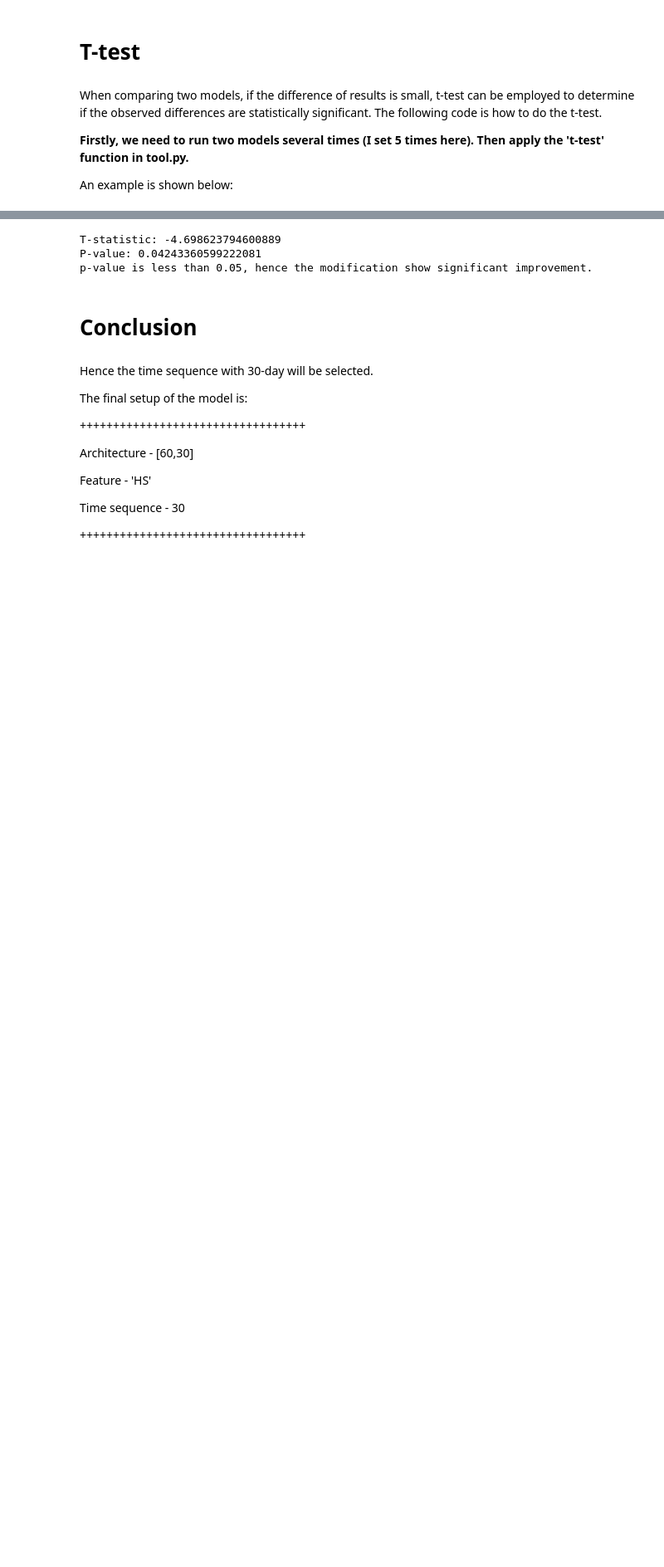
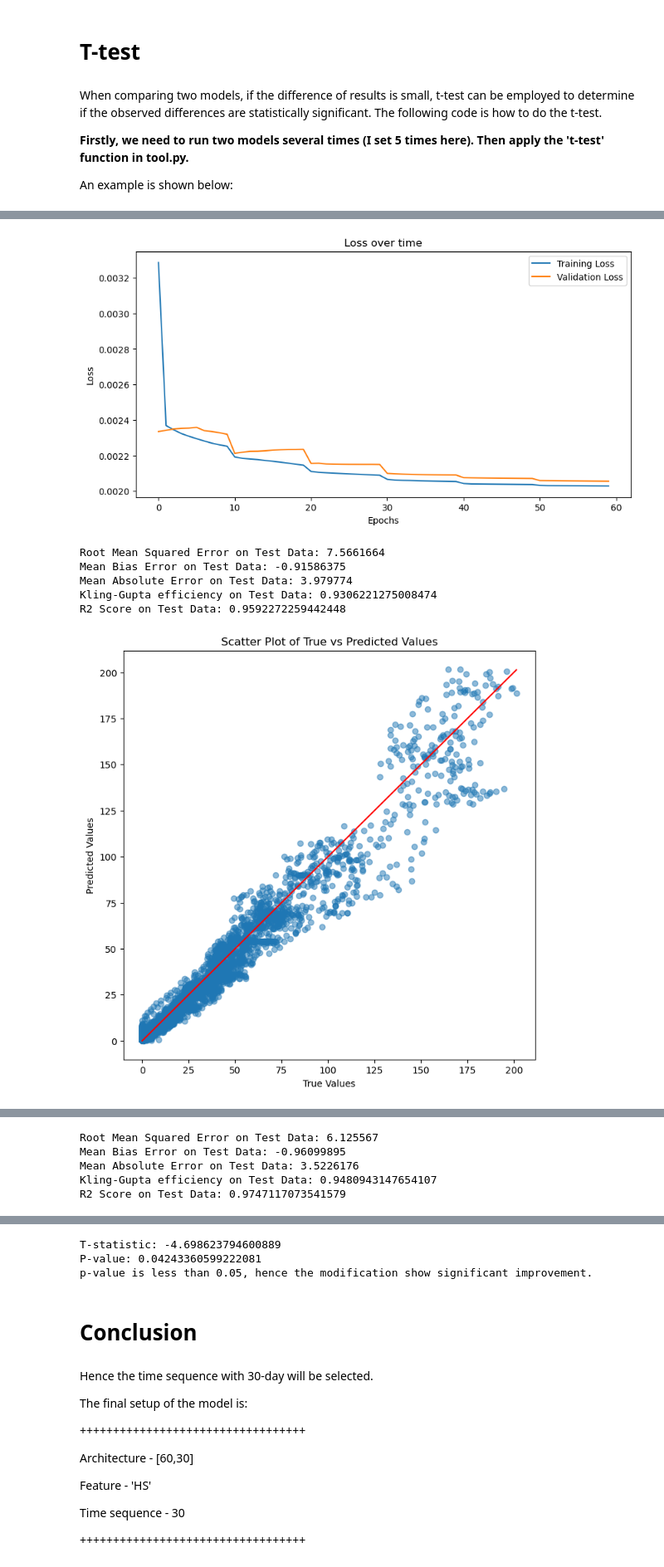
Before and after one commit to yolennnzhuo/Snow-Water-Equivalent-SWE-Estimation-Tool, a Jupyter notebook: model_train.ipynb, the cells around one changed output, grey strips where cells are left out. Shown at 83% size. Saved outputs shown, nothing was run; the diff lists cells and outputs as text; code cells hidden in the pictures; blank space fills up the shorter version.

```diff
--- a/model_train.ipynb
+++ b/model_train.ipynb
@@ -511,20 +512,7 @@ An example is shown below:
 # %%
-# result_null = []
-# result_modif = []
-
-# for i in range(5):
-#     seed = 32 + i*6
-#     torch.manual_seed(seed)
-#     np.random.seed(seed)
-#     random.seed(seed)
-#     if torch.cuda.is_available():
-#         torch.cuda.manual_seed_all(seed)
-
-#     # Train the model with the architecture that will have the best performance
-#     _, rmse_test_n, mae_test_n, mbe_test_n, kge_test_n, r2_test_n = tool.train(df=df, df_test=df_test, var=['HS'], hidden_dims=[60,30],
-#                                    num_epochs=60,  step_size=10, gamma=0.5, ts=14, lr=0.001, is_early_stop=True, threshold=10)
-#     _, rmse_test_m, mae_test_m, mbe_test_m, kge_test_m, r2_test_m = tool.train(df=df, df_test=df_test, var=['HS'], hidden_dims=[60,30],
-#                                    num_epochs=60,  step_size=10, gamma=0.5, ts=30, lr=0.001, is_early_stop=True, threshold=10)
-
-#     result_null.append(rmse_test_n)
-#     result_modif.append(rmse_test_m)
+# Train the model with the architecture that will have the best performance
+_, rmse_test_n, mae_test_n, mbe_test_n, kge_test_n, r2_test_n = tool.train(df=df, df_test=df_test, var=['HS'], hidden_dims=[60,30],
+                                num_epochs=60,  step_size=10, gamma=0.5, ts=14, lr=0.001, is_early_stop=True, threshold=10)
+_, rmse_test_m, mae_test_m, mbe_test_m, kge_test_m, r2_test_m = tool.train(df=df, df_test=df_test, var=['HS'], hidden_dims=[60,30],
+                                num_epochs=60,  step_size=10, gamma=0.5, ts=30, lr=0.001, is_early_stop=True, threshold=10)
+# %% [output]
@@ -530,0 +536,7 @@ An example is shown below:
+[figure, added]
+Root Mean Squared Error on Test Data: 7.5661664
+Mean Bias Error on Test Data: -0.91586375
+Mean Absolute Error on Test Data: 3.979774
+Kling-Gupta efficiency on Test Data: 0.9306221275008474
+R2 Score on Test Data: 0.9592272259442448
+[figure, added]
@@ -530,0 +561,5 @@ An example is shown below:
+Root Mean Squared Error on Test Data: 6.125567
+Mean Bias Error on Test Data: -0.96099895
+Mean Absolute Error on Test Data: 3.5226176
+Kling-Gupta efficiency on Test Data: 0.9480943147654107
+R2 Score on Test Data: 0.9747117073541579
```
Also changed, not shown: parts of 8 cells of this notebook, 34 other files.
